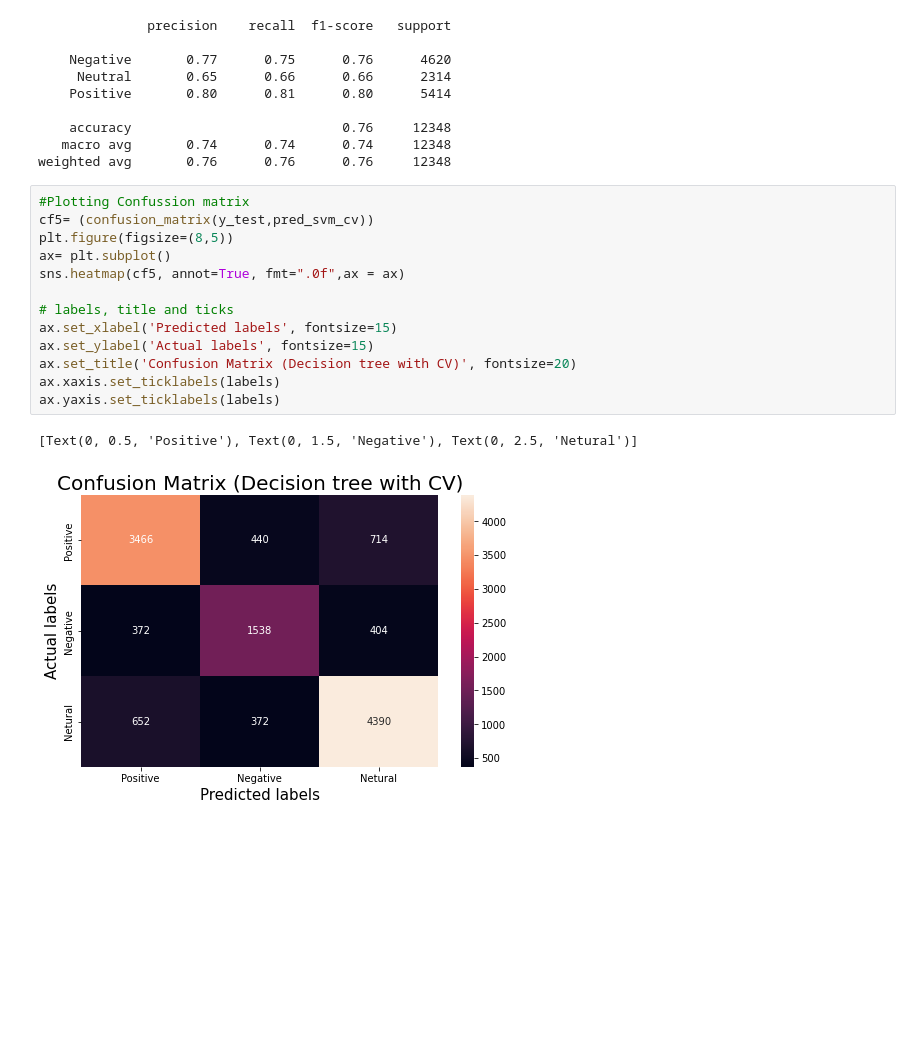
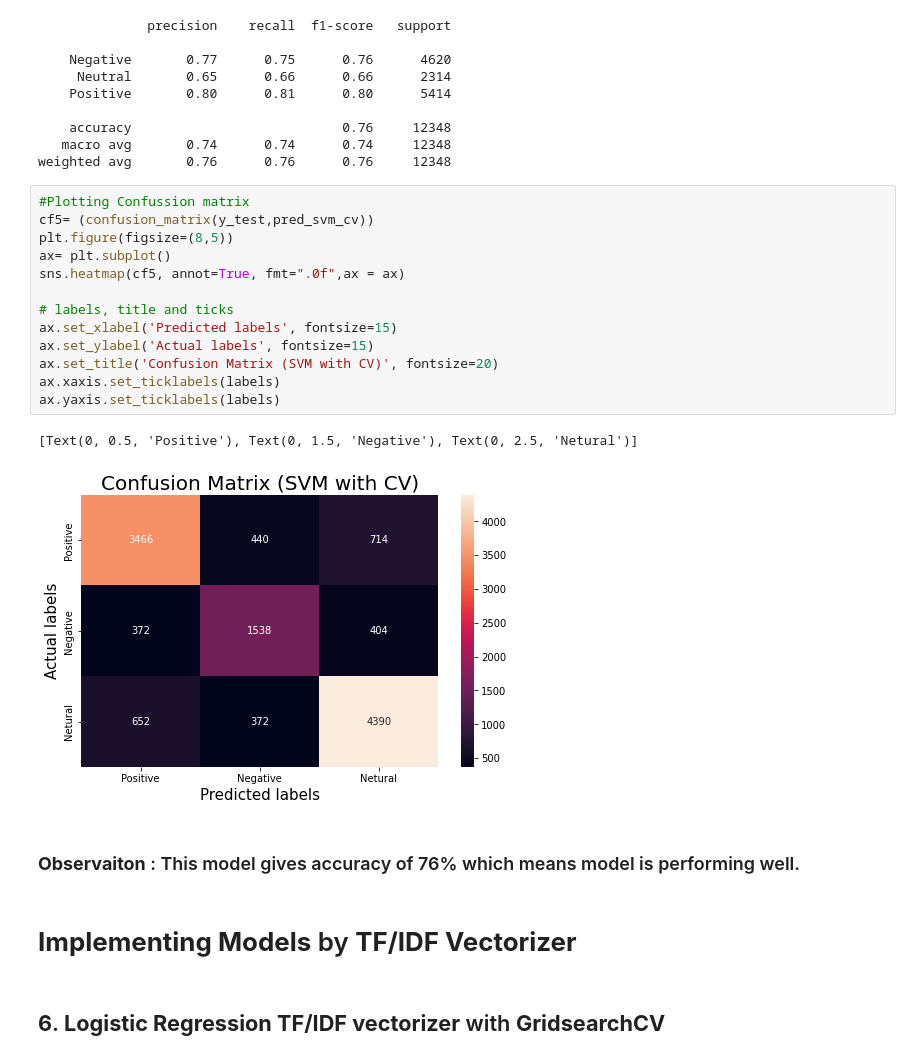
Before and after one commit to anup-anny/Coronavirus-Tweet-Sentiment-Analysis, a Jupyter notebook: Coronavirus_Tweet_Sentiment_Analysis_Capstone_Project.ipynb, the cells around one changed output. Drawn from its saved outputs; the diff is of its cells as text; blank space fills up the shorter version.

```diff
--- a/Coronavirus_Tweet_Sentiment_Analysis_Capstone_Project.ipynb
+++ b/Coronavirus_Tweet_Sentiment_Analysis_Capstone_Project.ipynb
@@ -705,16 +702,22 @@ weighted avg       0.76      0.76      0.76     12348
 # %%
 #Plotting Confussion matrix
 cf5= (confusion_matrix(y_test,pred_svm_cv))
 plt.figure(figsize=(8,5))
 ax= plt.subplot()
 sns.heatmap(cf5, annot=True, fmt=".0f",ax = ax)
 
 # labels, title and ticks
 ax.set_xlabel('Predicted labels', fontsize=15)
 ax.set_ylabel('Actual labels', fontsize=15)
-ax.set_title('Confusion Matrix (Decision tree with CV)', fontsize=20)
+ax.set_title('Confusion Matrix (SVM with CV)', fontsize=20)
 ax.xaxis.set_ticklabels(labels)
 ax.yaxis.set_ticklabels(labels)
 # %% [output]
 [Text(0, 0.5, 'Positive'), Text(0, 1.5, 'Negative'), Text(0, 2.5, 'Netural')]
-[figure, old version]
+[figure, new version]
+# %% [markdown]
+### **Observaiton** : This model gives accuracy of 76% which means model is performing well.
+# %% [markdown]
+# **Implementing Models** by **TF/IDF Vectorizer**
+# %% [markdown]
+## **6**. **Logistic Regression TF/IDF vectorizer** with **GridsearchCV**
```
Also changed, not shown: parts of 65 cells of this notebook.
